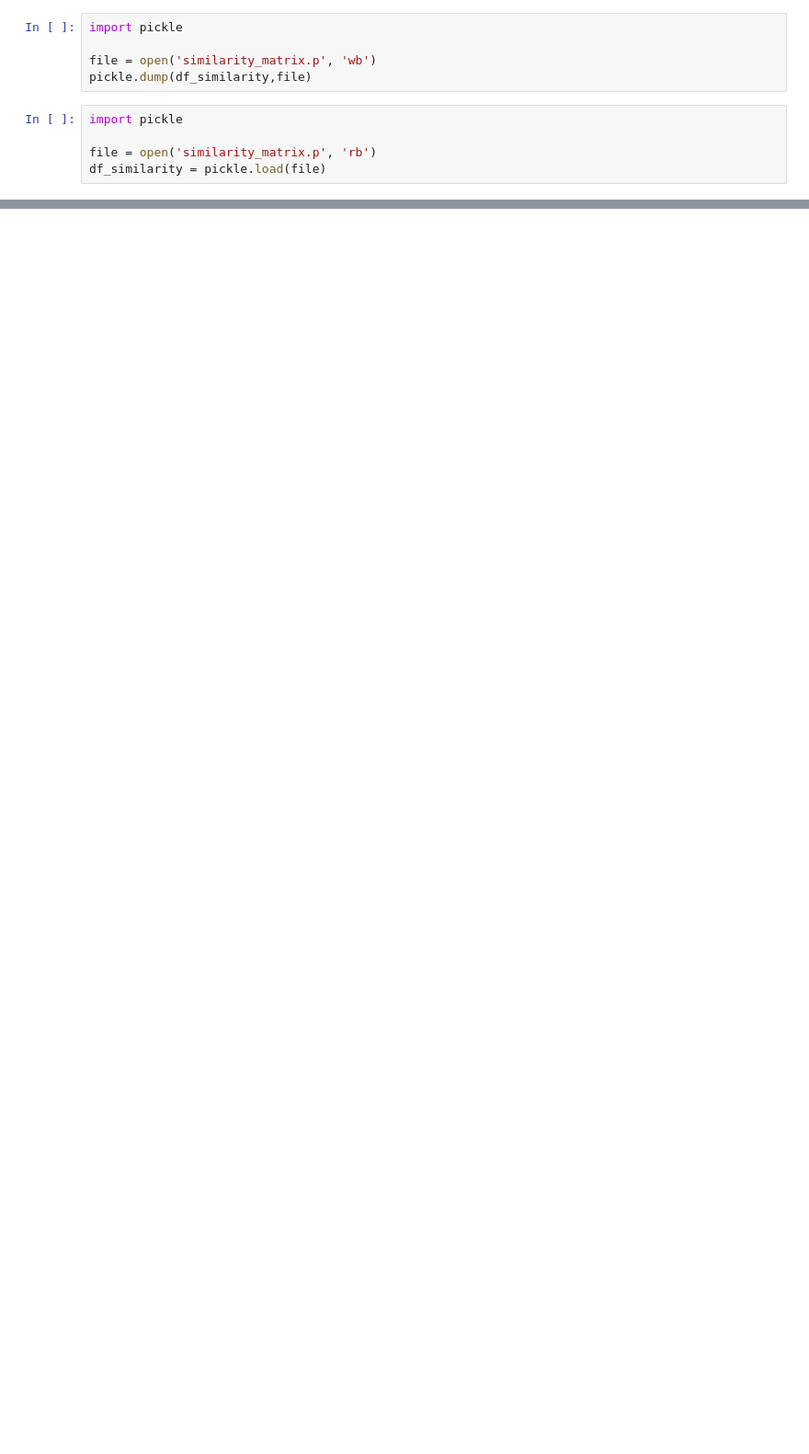
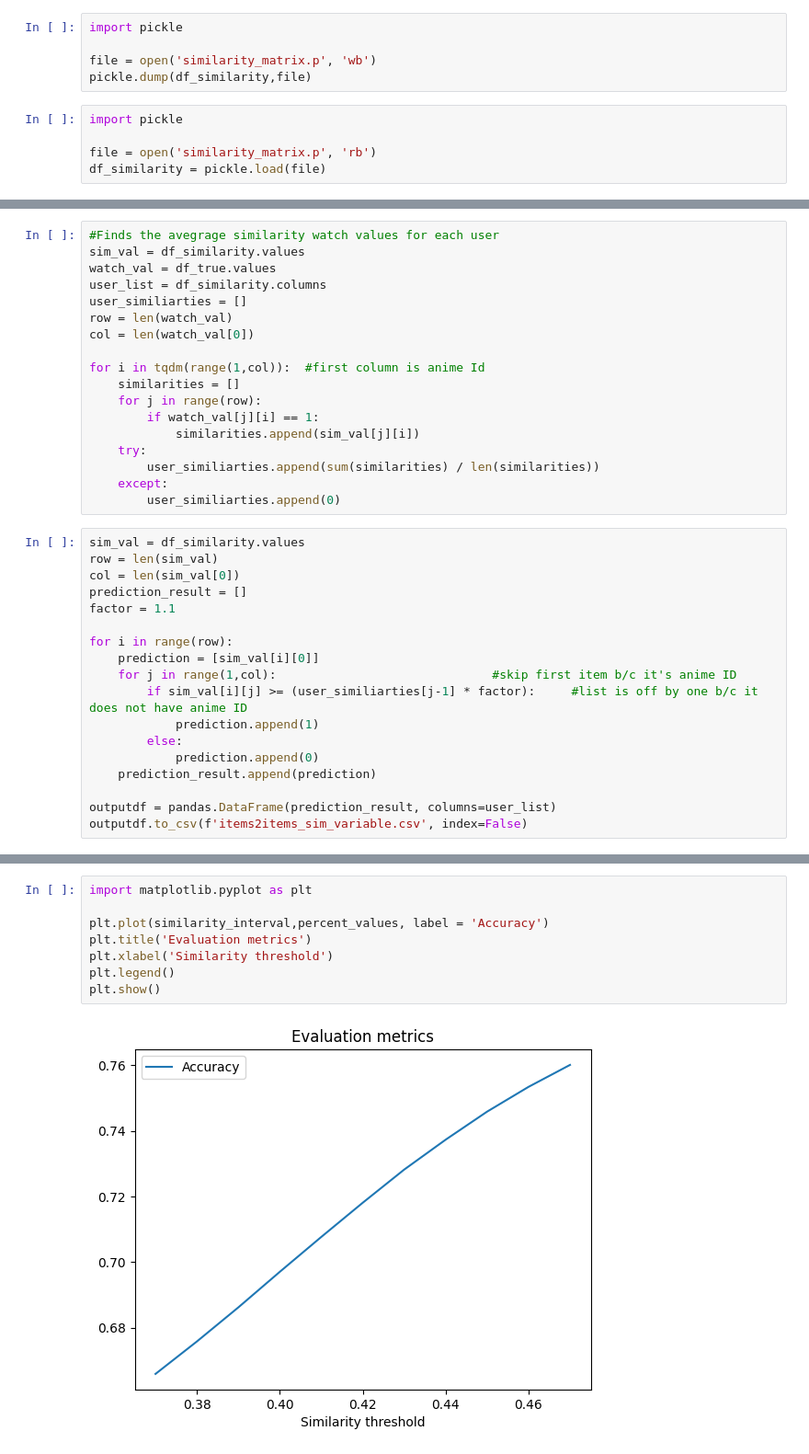
Before and after one commit to nle244/MAL-Recommendation, a Jupyter notebook: items2items.ipynb, the cells around one changed output, grey strips where cells are left out. Shown at 92% size. Cells and saved outputs as stored; diff of their text form; blank space fills up the shorter version.

```diff
--- a/items2items.ipynb
+++ b/items2items.ipynb
@@ -86,0 +198,36 @@ X_cross_train, X_cross_test, y_cross_train, y_cross_test = train_test_split(x_tr
+# %%
+#Finds the avegrage similarity watch values for each user
+sim_val = df_similarity.values
+watch_val = df_true.values
+user_list = df_similarity.columns
+user_similiarties = []
+row = len(watch_val)
+col = len(watch_val[0])
+
+for i in tqdm(range(1,col)):  #first column is anime Id
+    similarities = []
+    for j in range(row):
+        if watch_val[j][i] == 1:
+            similarities.append(sim_val[j][i])
+    try:
+        user_similiarties.append(sum(similarities) / len(similarities))
+    except:
+        user_similiarties.append(0)
+# %%
+sim_val = df_similarity.values
+row = len(sim_val)
+col = len(sim_val[0])
+prediction_result = []
+factor = 1.1
+
+for i in range(row):
+    prediction = [sim_val[i][0]]
+    for j in range(1,col):                              #skip first item b/c it's anime ID
+        if sim_val[i][j] >= (user_similiarties[j-1] * factor):     #list is off by one b/c it does not have anime ID
+            prediction.append(1)
+        else:
+            prediction.append(0)
+    prediction_result.append(prediction)
+
+outputdf = pandas.DataFrame(prediction_result, columns=user_list)
+outputdf.to_csv(f'items2items_sim_variable.csv', index=False)
@@ -86,0 +370,10 @@ X_cross_train, X_cross_test, y_cross_train, y_cross_test = train_test_split(x_tr
+# %%
+import matplotlib.pyplot as plt
+
+plt.plot(similarity_interval,percent_values, label = 'Accuracy')
+plt.title('Evaluation metrics')
+plt.xlabel('Similarity threshold')
+plt.legend()
+plt.show()
+# %% [output]
+[figure, added]
```
Also changed, not shown: parts of 20 cells of this notebook, 2 other files.
